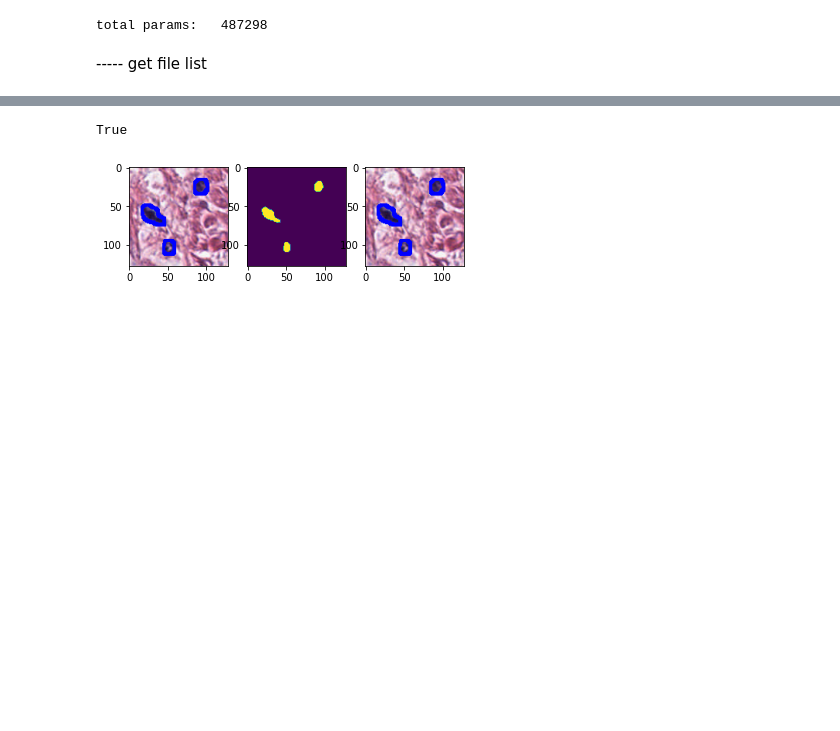
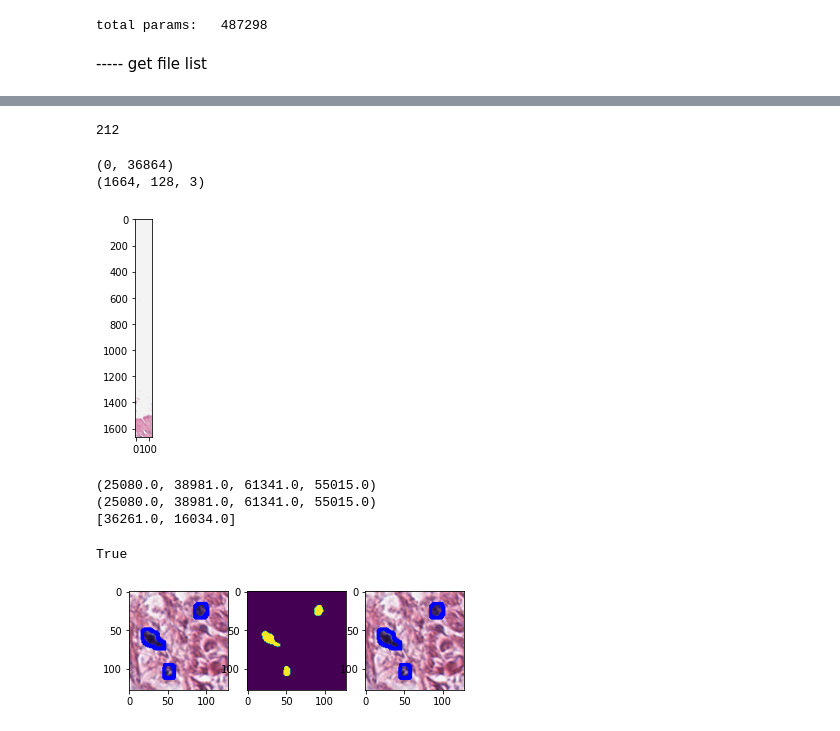
Before and after one commit to Hxitech/PytorchDigitalPathology, a Jupyter notebook: segmentation_epistroma_unet/make_output_unet_cmd_wsi.ipynb, the cells around one changed output, grey strips where cells are left out. Drawn from its saved outputs; the diff is of its cells as text; code cells hidden in the pictures; blank space fills up the shorter version.

```diff
--- a/segmentation_epistroma_unet/make_output_unet_cmd_wsi.ipynb
+++ b/segmentation_epistroma_unet/make_output_unet_cmd_wsi.ipynb
@@ -216,3 +229,32 @@ newfname_class
+# %%
+patch_size - (w_orig % patch_size)
+# %% [output]
+212
+# %%
+print(batch_points)
+print(np.shape(big_patch))
+# import matplotlib.pyplot as plt
+plt.imshow(big_patch)
+plt.show()
+# %% [output]
+(0, 36864)
+(1664, 128, 3)
+[figure, added]
+# %%
+print(img.get_dimensions_of_annotation('green','largest'))
+points, _ = img.get_points('green')
+
+poly_list = [Polygon(point_set) for point_set in points]
+
+areas = [poly.area for poly in poly_list]
+annotation_idx = areas.index(max(areas))
+bounding_box = poly_list[annotation_idx].bounds
+print(bounding_box)
+print([bounding_box[k]-bounding_box[k-2] for k in [2,3]])
+# %% [output]
+(25080.0, 38981.0, 61341.0, 55015.0)
+(25080.0, 38981.0, 61341.0, 55015.0)
+[36261.0, 16034.0]
 # %%
 newfname_class = '/mnt/rstor/CSE_BME_AXM788/home/pjl54/test/TCGA-4Z-AA7O-01Z-00-DX1.svs_class.png'
 cv2.imwrite(newfname_class, out)
```
Also changed, not shown: parts of 7 cells of this notebook, 1 other file.
